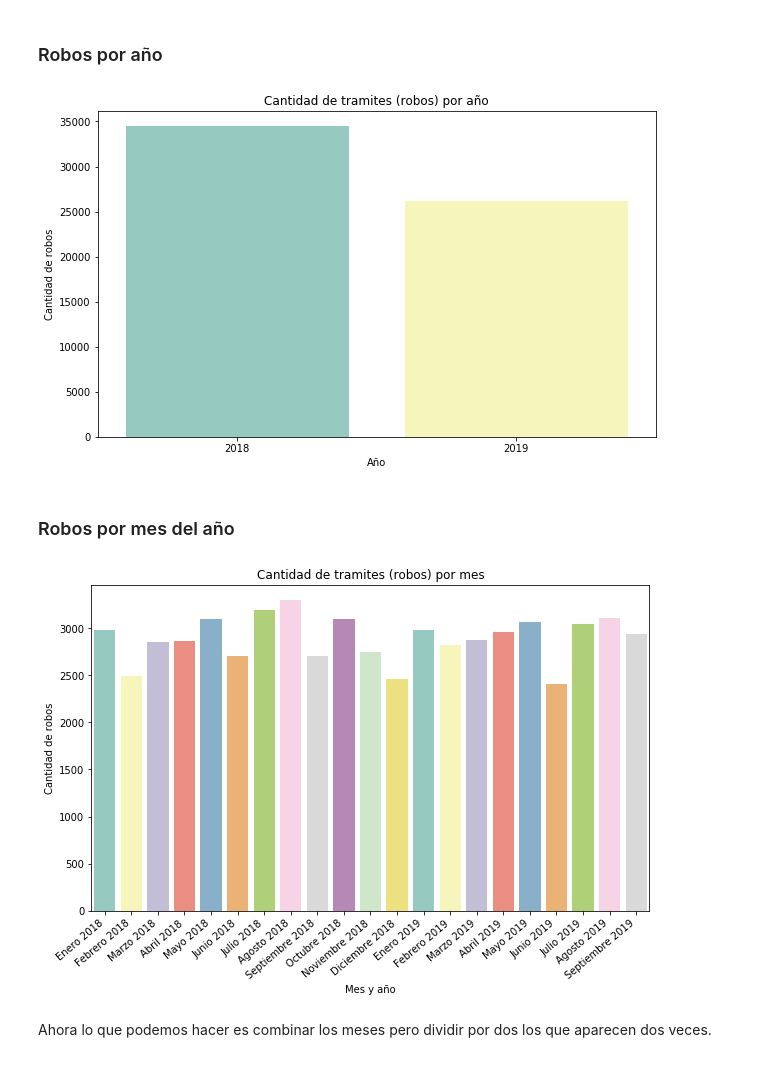
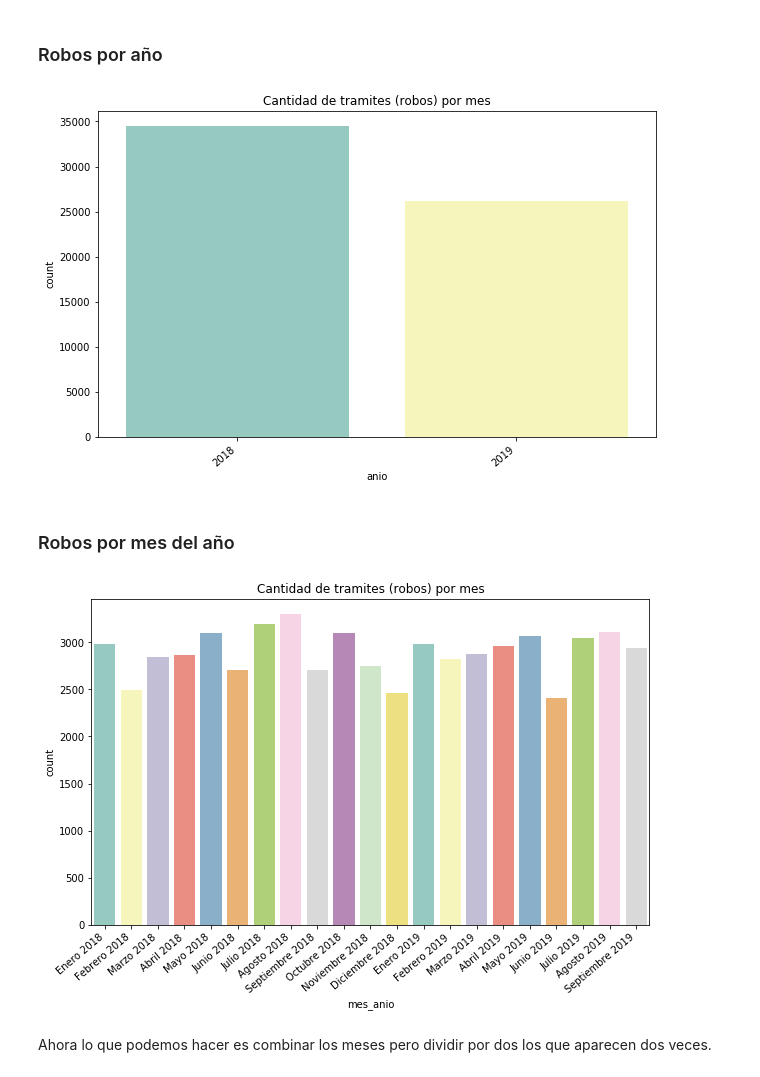
Before and after one commit to ilcarbo/robo_autos, a Jupyter notebook: EDA.ipynb, the cells around one changed output. Saved outputs shown, nothing was run; the diff lists cells and outputs as text; code cells hidden in the pictures.

```diff
--- a/EDA.ipynb
+++ b/EDA.ipynb
@@ -50,0 +80,5 @@ dtype: object
+# %%
+cols2drop = ['automotor_tipo_codigo', 'automotor_marca_codigo', 'automotor_modelo_codigo',
+             'automotor_uso_codigo']
+robados = robados.drop(cols2drop, axis=1)
+robados.head()
@@ -50,0 +89,5 @@ dtype: object
+# %%
+# Tiramos los NaNs
+robados_ncol_old = np.shape(robados)[0]
+robados = robados.dropna()
+robados_ncol_new = np.shape(robados)[0]
@@ -56,14 +132,14 @@ dtype: object
 # Creo una nueva columna en la que esté codificado el día de la de semana
 robados["anio"] = robados["tramite_fecha"].dt.year
 # %%
-# Cantidad de tramites por anio
+#dia_semana_pivot = pd.pivot_table(robados, values = 'tramite_tipo', columns = 'dia_semana',fill_value=0, aggfunc = 'count')
 plt.figure(figsize=(10,6))
 ax = sns.countplot(x="anio", data=robados, palette="Set3")
-ax.set(xlabel="Año", ylabel="Cantidad de robos")
-plt.title("Cantidad de tramites (robos) por año")
+ax.set_xticklabels(ax.get_xticklabels(), rotation=40, ha="right")
+plt.title("Cantidad de tramites (robos) por mes")
 plt.show()
 # %% [output]
-[figure, old version]
+[figure, new version]
 # %% [markdown]
 ### Robos por mes del año
 # %%
@@ -106,11 +182,10 @@ robados["mes_anio"] = robados["mes"].astype(str).str.cat(robados["anio"].astype(
 plt.figure(figsize=(10,6))
 ax = sns.countplot(x="mes_anio", data=robados, palette="Set3")
 ax.set_xticklabels(ax.get_xticklabels(), rotation=40, ha="right")
-ax.set(xlabel="Mes y año", ylabel="Cantidad de robos")
-plt.title("Cantidad de tramites (robos) por mes y año")
+plt.title("Cantidad de tramites (robos) por mes")
 plt.show()
 # %% [output]
-[figure, old version]
+[figure, new version]
 # %% [markdown]
 Ahora lo que podemos hacer es combinar los meses pero dividir por dos los que aparecen dos veces.
 # %%
```
Also changed, not shown: parts of 28 cells of this notebook.
